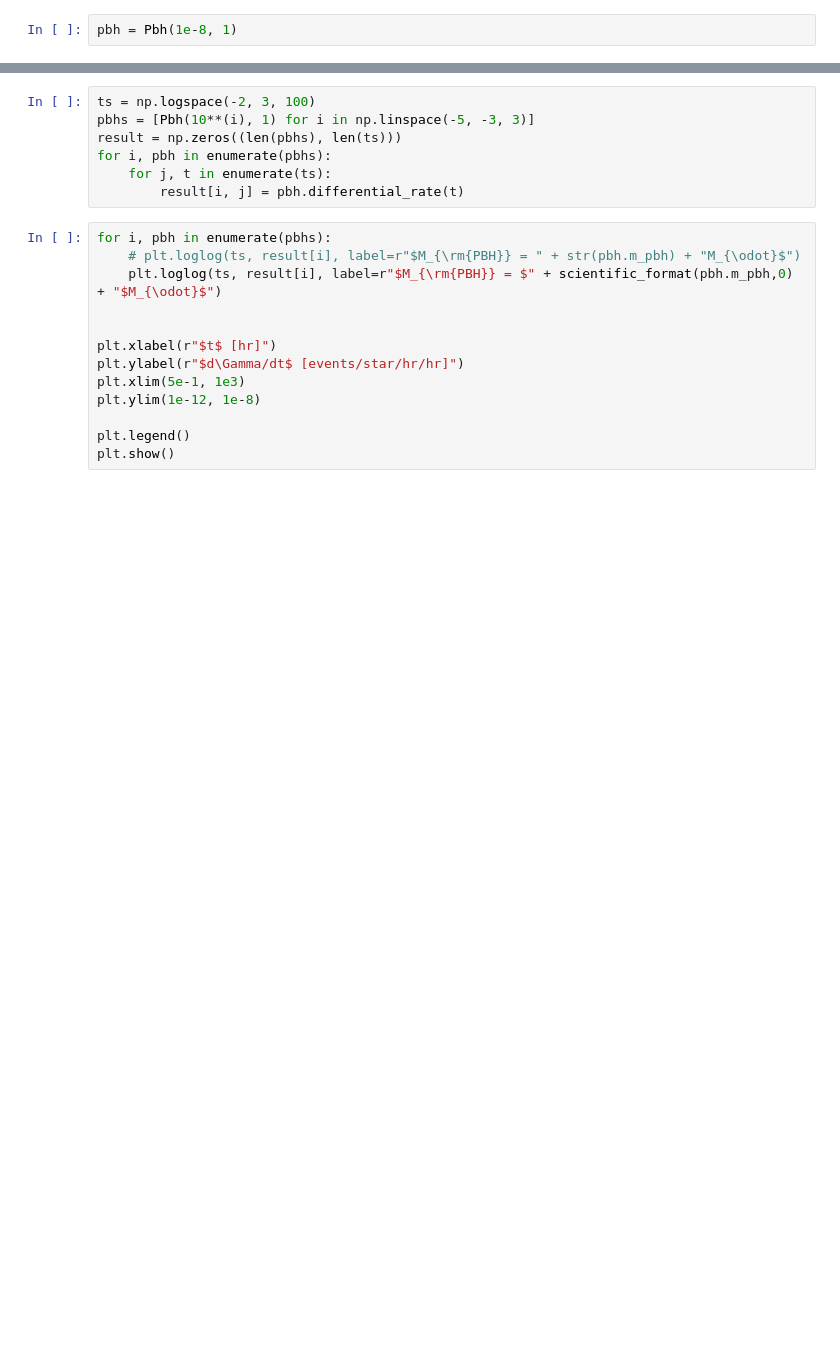
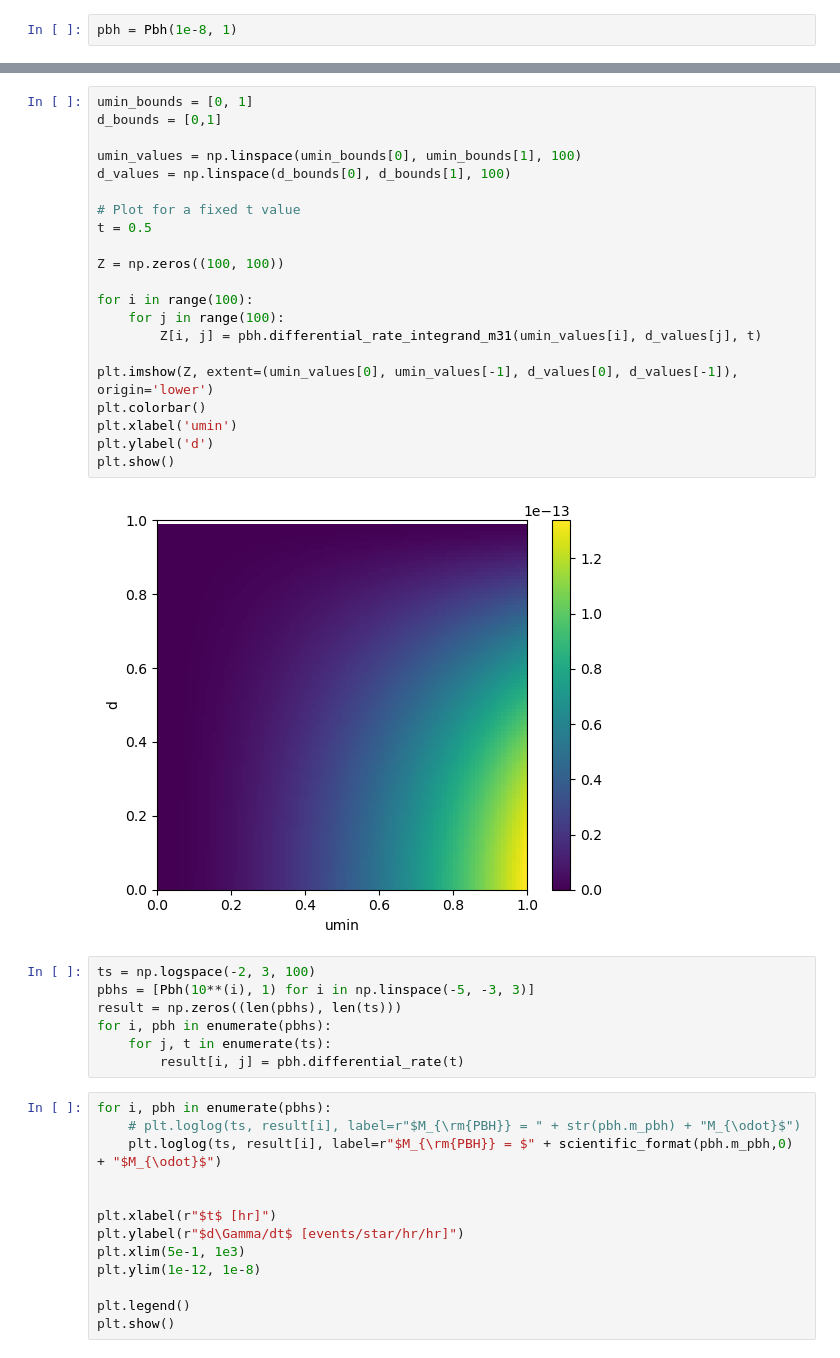
Before and after one commit to NolanSmyth/LensCalcPy, a Jupyter notebook: nbs/00_pbh.ipynb, the cells around one changed output, grey strips where cells are left out. Saved outputs shown, nothing was run; the diff lists cells and outputs as text; blank space fills up the shorter version.

```diff
--- a/nbs/00_pbh.ipynb
+++ b/nbs/00_pbh.ipynb
@@ -61,3 +110,26 @@ pbh = Pbh(1e-8, 1)
+# %%
+umin_bounds = [0, 1]
+d_bounds = [0,1]
+
+umin_values = np.linspace(umin_bounds[0], umin_bounds[1], 100)
+d_values = np.linspace(d_bounds[0], d_bounds[1], 100)
+
+# Plot for a fixed t value
+t = 0.5
+
+Z = np.zeros((100, 100))
+
+for i in range(100):
+    for j in range(100):
+        Z[i, j] = pbh.differential_rate_integrand_m31(umin_values[i], d_values[j], t)
+
+plt.imshow(Z, extent=(umin_values[0], umin_values[-1], d_values[0], d_values[-1]), origin='lower')
+plt.colorbar()
+plt.xlabel('umin')
+plt.ylabel('d')
+plt.show()
+# %% [output]
+[figure, added]
 # %%
 ts = np.logspace(-2, 3, 100)
 pbhs = [Pbh(10**(i), 1) for i in np.linspace(-5, -3, 3)]
```
Also changed, not shown: parts of 5 cells of this notebook, 14 other files.
